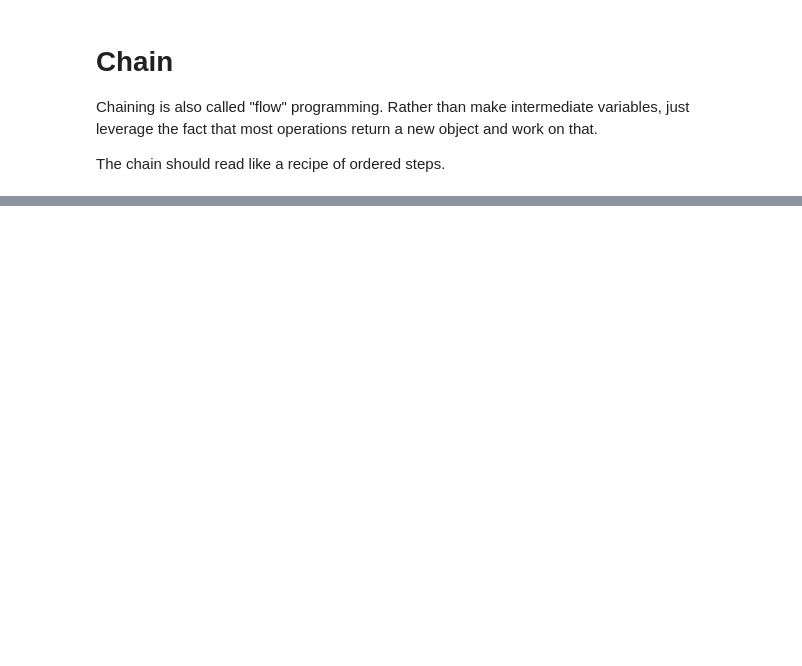
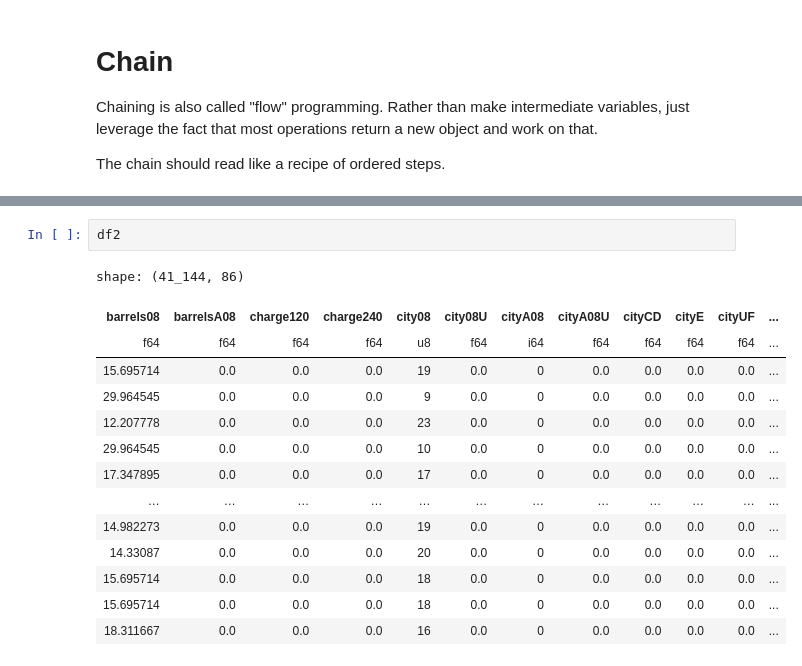
Before and after one commit to mbuhidar/python_polars_guide, a Jupyter notebook: conf42_ml2023/conf42_ml2023.ipynb, the cells around one changed output, grey strips where cells are left out. Drawn from its saved outputs; the diff is of its cells as text; blank space fills up the shorter version.

```diff
--- a/conf42_ml2023/conf42_ml2023.ipynb
+++ b/conf42_ml2023/conf42_ml2023.ipynb
@@ -575,0 +626,17 @@ shape: (41_144, 15)
+# %%
+df2
+# %% [output]
+shape: (41_144, 86)
+| barrels08 | barrelsA08 | charge120 | charge240 | city08 | city08U | cityA08 | cityA08U | cityCD | cityE | cityUF | ... |
+| f64 | f64 | f64 | f64 | u8 | f64 | i64 | f64 | f64 | f64 | f64 | ... |
+| 15.695714 | 0.0 | 0.0 | 0.0 | 19 | 0.0 | 0 | 0.0 | 0.0 | 0.0 | 0.0 | ... |
+| 29.964545 | 0.0 | 0.0 | 0.0 | 9 | 0.0 | 0 | 0.0 | 0.0 | 0.0 | 0.0 | ... |
+| 12.207778 | 0.0 | 0.0 | 0.0 | 23 | 0.0 | 0 | 0.0 | 0.0 | 0.0 | 0.0 | ... |
+| 29.964545 | 0.0 | 0.0 | 0.0 | 10 | 0.0 | 0 | 0.0 | 0.0 | 0.0 | 0.0 | ... |
+| 17.347895 | 0.0 | 0.0 | 0.0 | 17 | 0.0 | 0 | 0.0 | 0.0 | 0.0 | 0.0 | ... |
+| … | … | … | … | … | … | … | … | … | … | … | ... |
+| 14.982273 | 0.0 | 0.0 | 0.0 | 19 | 0.0 | 0 | 0.0 | 0.0 | 0.0 | 0.0 | ... |
+| 14.33087 | 0.0 | 0.0 | 0.0 | 20 | 0.0 | 0 | 0.0 | 0.0 | 0.0 | 0.0 | ... |
+| 15.695714 | 0.0 | 0.0 | 0.0 | 18 | 0.0 | 0 | 0.0 | 0.0 | 0.0 | 0.0 | ... |
+| 15.695714 | 0.0 | 0.0 | 0.0 | 18 | 0.0 | 0 | 0.0 | 0.0 | 0.0 | 0.0 | ... |
+| 18.311667 | 0.0 | 0.0 | 0.0 | 16 | 0.0 | 0 | 0.0 | 0.0 | 0.0 | 0.0 | ... |
```
Also changed, not shown: parts of 1 cell of this notebook.
